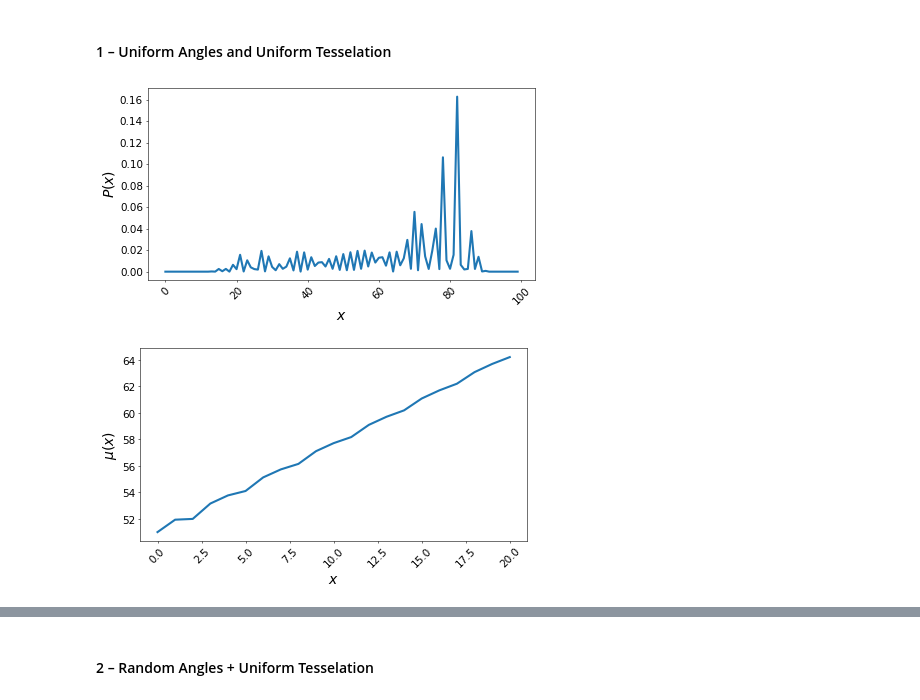
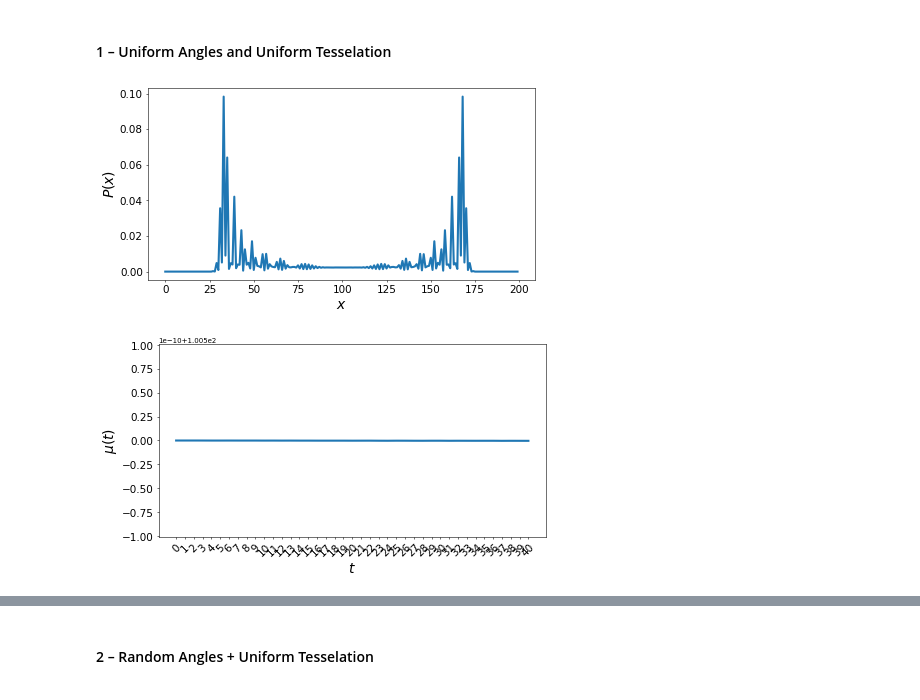
Before and after one commit to JaimePSantos/sqw, a Jupyter notebook: main_tests.ipynb, the cells around one changed output, grey strips where cells are left out. Saved outputs shown, nothing was run; the diff lists cells and outputs as text; code cells hidden in the pictures.

```diff
--- a/main_tests.ipynb
+++ b/main_tests.ipynb
@@ -12,24 +12,24 @@ import matplotlib.pyplot as plt
 # %% [markdown]
 #### 1 – Uniform Angles and Uniform Tesselation
 # %%
-N = 100
+N = 200
 T = even_cycle_two_tesselation(N)
 G = nx.cycle_graph(N)
 
-steps = 20
+steps = 40
 angles = [[np.pi/3, np.pi/3]] * steps
 tesselation_order = [[0,1] for x in range(steps)]
-initial_state = uniform_initial_state(N, nodes = [N//2, N//2 + 2])
+initial_state = uniform_initial_state(N, nodes = [N//2, N//2 + 1])
 
-states = running(G, T, steps,
+states_ua_ut = running(G, T, steps,
                  initial_state,
                  angles = angles,
                  tesselation_order = tesselation_order)
 # %%
-final_distribution_plot(amp2prob(states[steps]), list(range(N)))
+final_distribution_plot(amp2prob(states_ua_ut[steps]), list(range(N)))
 # %% [output]
-[figure, old version]
+[figure, new version]
 # %%
-mean_values_plot(states2mean(states, range(N)), steps)
+mean_plot(states2mean(states_ua_ut, range(0, N)), steps)
 # %% [output]
-[figure, old version]
+[figure, new version]
```
Also changed, not shown: parts of 30 cells of this notebook, 2 other files.
